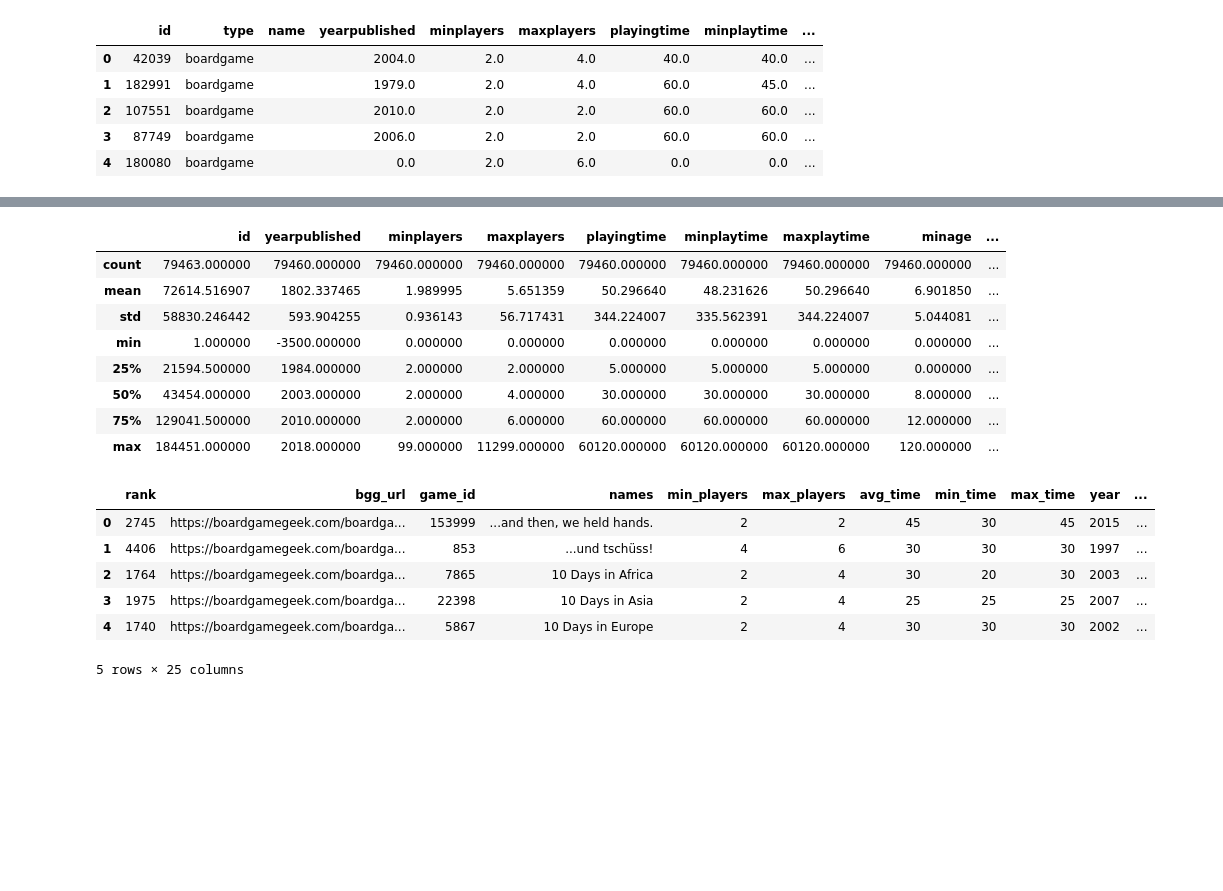
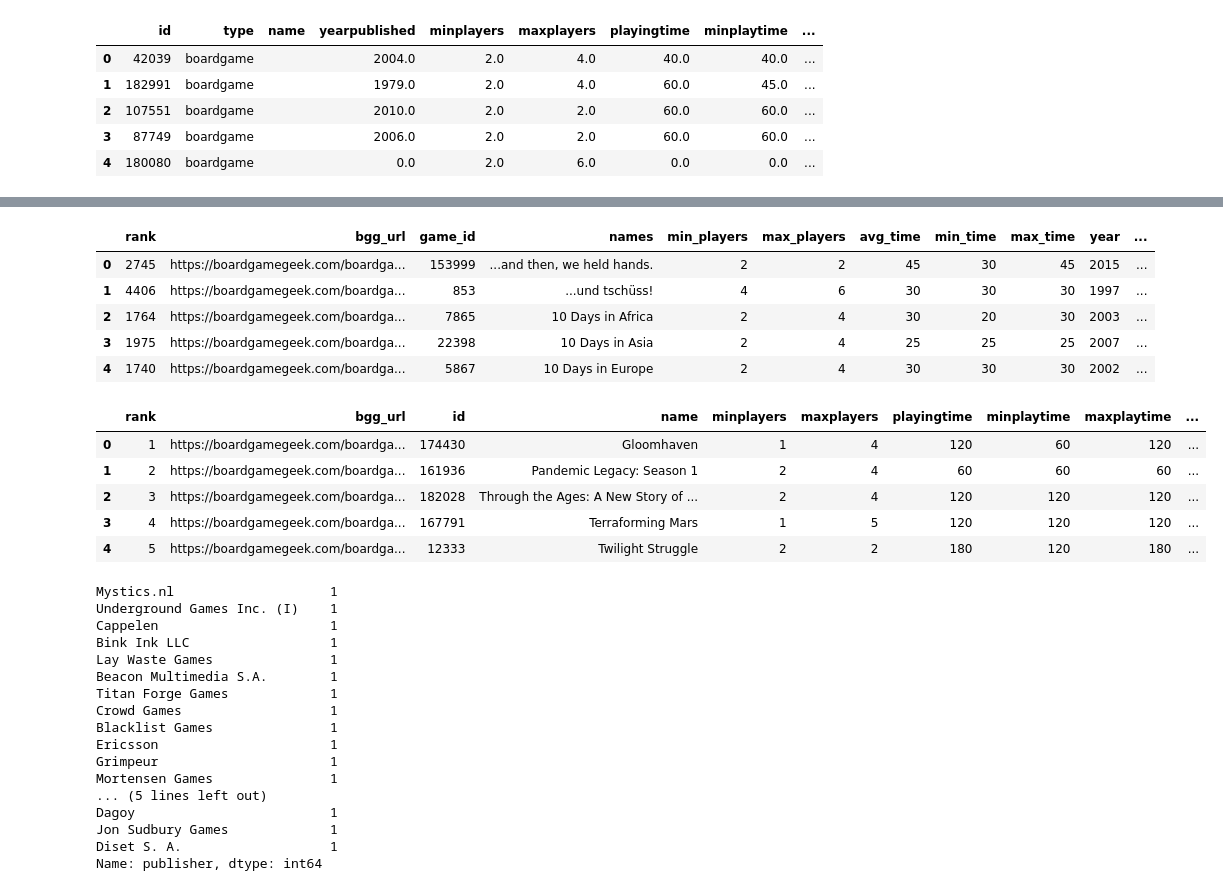
Before and after one commit to abinormal129/SMU_Bootcamp_2023_Project_4_Group_3_Board_Games, a Jupyter notebook: Project_4_Group_3_The_Data_Ludologists_notebook.ipynb, the cells around one changed output, grey strips where cells are left out. Saved outputs shown, nothing was run; the diff lists cells and outputs as text; code cells hidden in the pictures; blank space fills up the shorter version.

```diff
--- a/Project_4_Group_3_The_Data_Ludologists_notebook.ipynb
+++ b/Project_4_Group_3_The_Data_Ludologists_notebook.ipynb
@@ -5,6 +5,7 @@ simplefilter(action='ignore', category=FutureWarning)
 
 # Data science
 import pandas as pd
+pd.set_option('display.max_columns', None)
 import numpy as np
 
 # Visualization imports
@@ -22,6 +23,9 @@ from sklearn.preprocessing import StandardScaler, MinMaxScaler
 from sklearn.linear_model import LogisticRegression
 from sklearn.svm import SVC
 from sklearn.neighbors import KNeighborsClassifier
+
+import unicodedata
+import re
 # %%
 # Read in the 'games' dataset.
 df_games = pd.read_csv("data/games.csv")
@@ -81,16 +46,3 @@ df_games.shape
-# %%
-# 'Games' dataframe summary statistics.
-df_games.describe()
-# %% [output]
-|  | id | yearpublished | minplayers | maxplayers | playingtime | minplaytime | maxplaytime | minage | ... |
-| count | 79463.000000 | 79460.000000 | 79460.000000 | 79460.000000 | 79460.000000 | 79460.000000 | 79460.000000 | 79460.000000 | ... |
-| mean | 72614.516907 | 1802.337465 | 1.989995 | 5.651359 | 50.296640 | 48.231626 | 50.296640 | 6.901850 | ... |
-| std | 58830.246442 | 593.904255 | 0.936143 | 56.717431 | 344.224007 | 335.562391 | 344.224007 | 5.044081 | ... |
-| min | 1.000000 | -3500.000000 | 0.000000 | 0.000000 | 0.000000 | 0.000000 | 0.000000 | 0.000000 | ... |
-| 25% | 21594.500000 | 1984.000000 | 2.000000 | 2.000000 | 5.000000 | 5.000000 | 5.000000 | 0.000000 | ... |
-| 50% | 43454.000000 | 2003.000000 | 2.000000 | 4.000000 | 30.000000 | 30.000000 | 30.000000 | 8.000000 | ... |
-| 75% | 129041.500000 | 2010.000000 | 2.000000 | 6.000000 | 60.000000 | 60.000000 | 60.000000 | 12.000000 | ... |
-| max | 184451.000000 | 2018.000000 | 99.000000 | 11299.000000 | 60120.000000 | 60120.000000 | 60120.000000 | 120.000000 | ... |
 # %%
 # Read in the 'top 5000' dataset.
 df_top5000 = pd.read_csv("data/top-5000-20190206.csv")
@@ -102,4 +54,46 @@ df_top5000.sort_values(by="names", ascending=True, ignore_index=True).head()
 | 2 | 1764 | https://boardgamegeek.com/boardga... | 7865 | 10 Days in Africa | 2 | 4 | 30 | 20 | 30 | 2003 | ... |
 | 3 | 1975 | https://boardgamegeek.com/boardga... | 22398 | 10 Days in Asia | 2 | 4 | 25 | 25 | 25 | 2007 | ... |
 | 4 | 1740 | https://boardgamegeek.com/boardga... | 5867 | 10 Days in Europe | 2 | 4 | 30 | 30 | 30 | 2002 | ... |
-5 rows × 25 columns
+# %%
+# Rename 'top 5000' columns to sync with matching 'games' columns.
+df_top5000 = df_top5000.rename(columns={"game_id": "id",
+                           "names": "name",
+                           "min_players": "minplayers",
+                           "max_players": "maxplayers",
+                           "avg_time": "playingtime",
+                           "min_time": "minplaytime",
+                           "max_time": "maxplaytime",
+                           "year": "yearpublished",
+                           "avg_rating": "average_rating",
+                           "num_votes": "users_rated",
+                           "owned": "total_owners",
+                           "weight": "total_weights"})
+df_top5000.head()
+# %% [output]
+|  | rank | bgg_url | id | name | minplayers | maxplayers | playingtime | minplaytime | maxplaytime | ... |
+| 0 | 1 | https://boardgamegeek.com/boardga... | 174430 | Gloomhaven | 1 | 4 | 120 | 60 | 120 | ... |
+| 1 | 2 | https://boardgamegeek.com/boardga... | 161936 | Pandemic Legacy: Season 1 | 2 | 4 | 60 | 60 | 60 | ... |
+| 2 | 3 | https://boardgamegeek.com/boardga... | 182028 | Through the Ages: A New Story of ... | 2 | 4 | 120 | 120 | 120 | ... |
+| 3 | 4 | https://boardgamegeek.com/boardga... | 167791 | Terraforming Mars | 1 | 5 | 120 | 120 | 120 | ... |
+| 4 | 5 | https://boardgamegeek.com/boardga... | 12333 | Twilight Struggle | 2 | 2 | 180 | 120 | 180 | ... |
+# %%
+# Look at publisher counts.
+df_top5000.publisher.value_counts().tail(20)
+# %% [output]
+Mystics.nl                    1
+Underground Games Inc. (I)    1
+Cappelen                      1
+Bink Ink LLC                  1
+Lay Waste Games               1
+Beacon Multimedia S.A.        1
+Titan Forge Games             1
+Crowd Games                   1
+Blacklist Games               1
+Ericsson                      1
+Grimpeur                      1
+Mortensen Games               1
+... (5 lines left out)
+Dagoy                         1
+Jon Sudbury Games             1
+Diset S. A.                   1
+Name: publisher, dtype: int64
```
Also changed, not shown: parts of 25 cells of this notebook, 3 other files.
